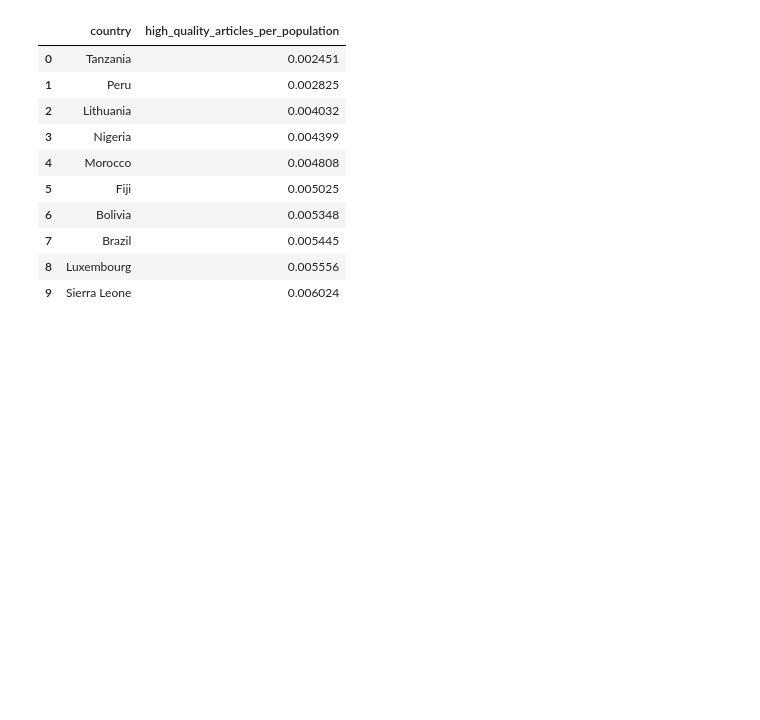
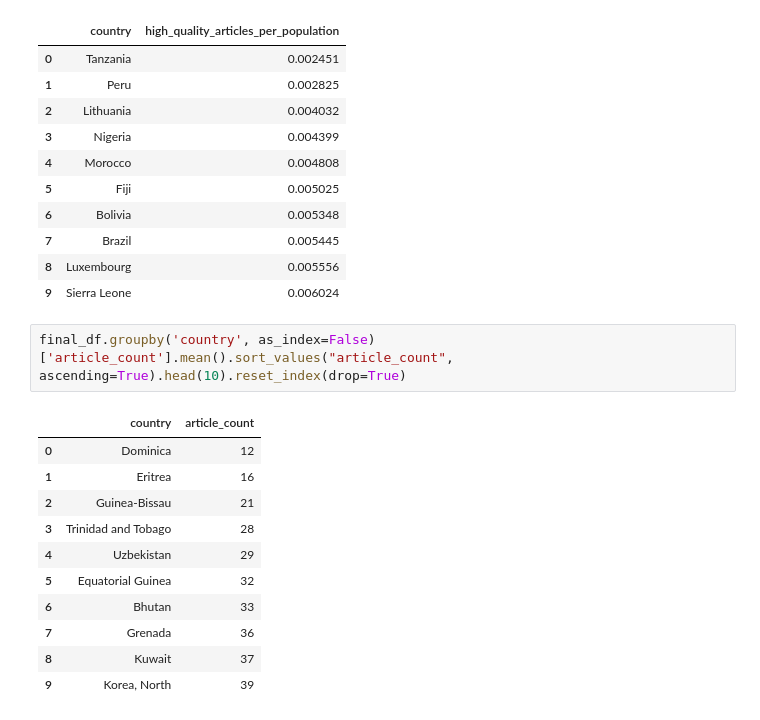
Before and after one commit to pshivraj/data-512-a2, a Jupyter notebook: hcds-a2-bias.ipynb, the cells around one changed output. Cells and saved outputs as stored; diff of their text form; blank space fills up the shorter version.

```diff
--- a/hcds-a2-bias.ipynb
+++ b/hcds-a2-bias.ipynb
@@ -281,3 +280,17 @@ final_df.groupby('country', as_index=False)['high_quality_articles_per_populatio
 | 7 | Brazil | 0.005445 |
 | 8 | Luxembourg | 0.005556 |
 | 9 | Sierra Leone | 0.006024 |
+# %%
+final_df.groupby('country', as_index=False)['article_count'].mean().sort_values("article_count", ascending=True).head(10).reset_index(drop=True)
+# %% [output]
+|  | country | article_count |
+| 0 | Dominica | 12 |
+| 1 | Eritrea | 16 |
+| 2 | Guinea-Bissau | 21 |
+| 3 | Trinidad and Tobago | 28 |
+| 4 | Uzbekistan | 29 |
+| 5 | Equatorial Guinea | 32 |
+| 6 | Bhutan | 33 |
+| 7 | Grenada | 36 |
+| 8 | Kuwait | 37 |
+| 9 | Korea, North | 39 |
```
Also changed, not shown: parts of 6 cells of this notebook.
